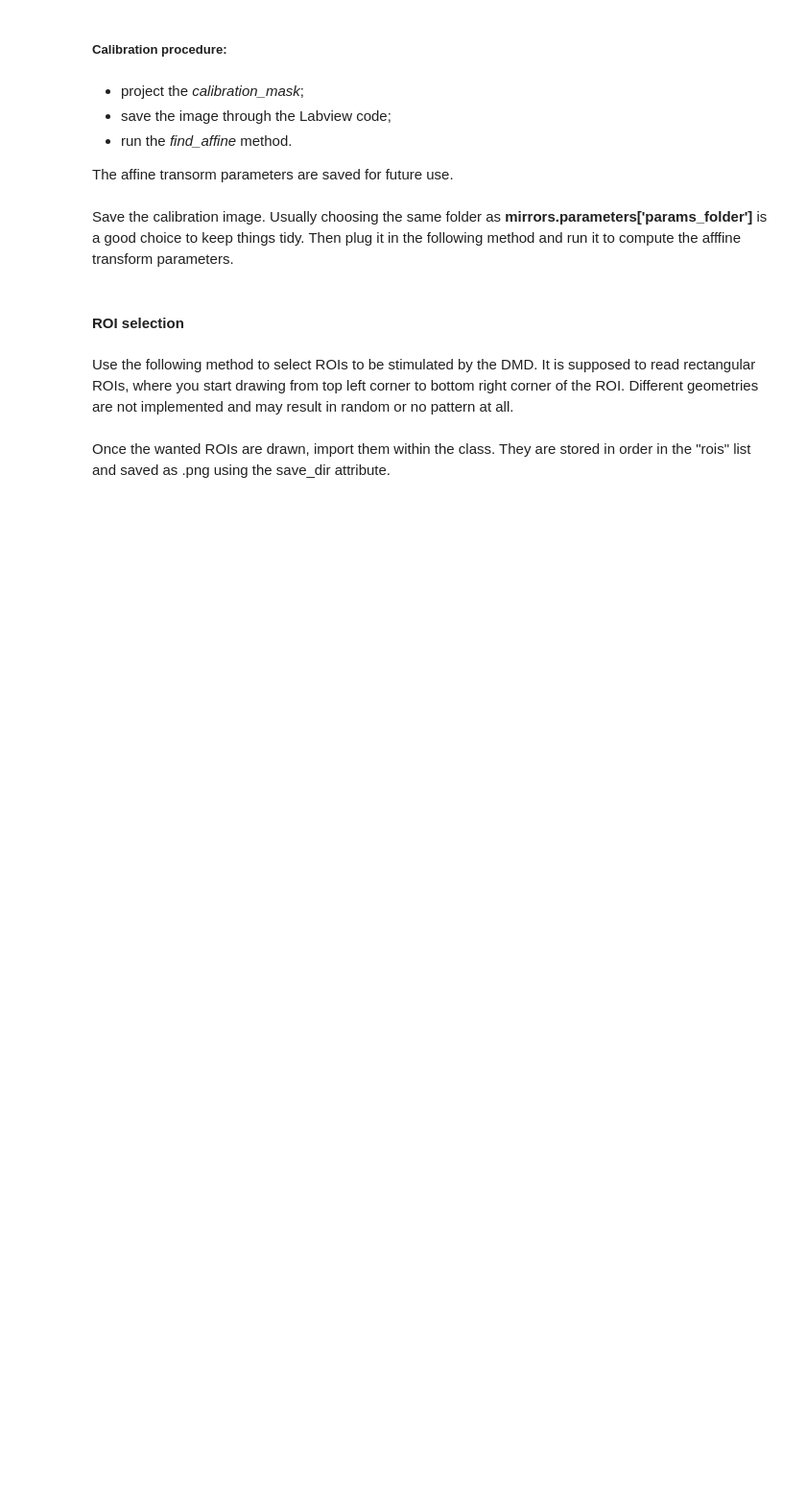
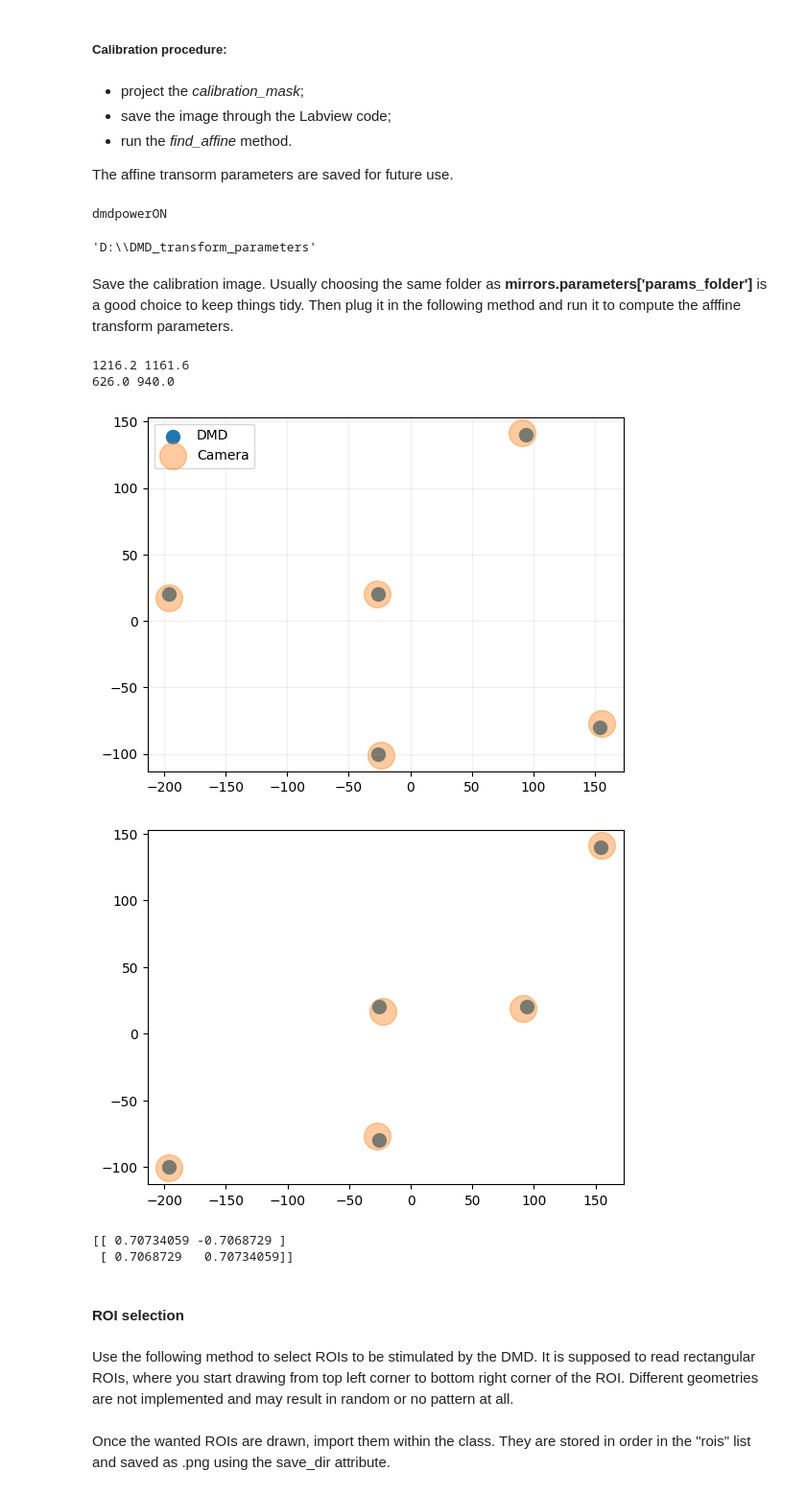
Before and after one commit to ngceffa/DMD, a Jupyter notebook: dmd_protocol.ipynb, the cells around one changed output. Shown: that part at 96% size. Drawn from its saved outputs; the diff is of its cells as text; code cells hidden in the pictures; blank space fills up the shorter version.

```diff
--- a/dmd_protocol.ipynb
+++ b/dmd_protocol.ipynb
@@ -10,9 +13,9 @@ import os
 # %%
-XP_FOLDER = r'D:\Data\Or42b_57C10__Chronos-mVenus_rGECO'
-TARGET_FOLDER = XP_FOLDER + r'\2_488_20230829_164410'
+XP_FOLDER = r'D:\Data\KC_titration_2'
+TARGET_FOLDER = XP_FOLDER + r'\2_mvenus_20240210_133431'
 GENERAL_PARAMETERS = r'C:\\Users\\Light Sheet User\\Desktop\\DMD_parameters.pickled'
 # %%
-mirrors = dmd(XP_FOLDER, TARGET_FOLDER, GENERAL_PARAMETERS)
+mirrors = DMD.dmd(XP_FOLDER, TARGET_FOLDER, GENERAL_PARAMETERS)
 # Prints basic information about the DMD.
 # %% [output]
 Loading library: C:/Program Files/ALP-4.3/ALP-4.3 API/x64/alp4395.dll
@@ -27,4 +31,6 @@ DMD patterns folder already exists.
 
 The affine transorm parameters are saved for future use.
 # %%
-mirrors.project(mirrors.calibration_mask)
+mirrors.project(mirrors.calibration_mask, 1.5)
+# %% [output]
+dmdpowerON
@@ -31,10 +39,21 @@ mirrors.project(mirrors.calibration_mask)
+# %%
+mirrors.parameters['params_folder']
+# %% [output]
+'D:\\DMD_transform_parameters'
 # %% [markdown]
 Save the calibration image. Usually choosing the same folder as **mirrors.parameters['params_folder']** is a good choice to keep things tidy.
 Then plug it in the following method and run it to compute the afffine transform parameters.
 # %%
 calibration_image = \
     r'C:\Users\Light Sheet User\Documents\GitHub\DMD\camera_DMD_calibration.png'
-mirrors.find_affine(calibration_image)
+mirrors.find_affine(calibration_image, show=True)
+# %% [output]
+1216.2 1161.6
+626.0 940.0
+[figure, added]
+[figure, added]
+[[ 0.70734059 -0.7068729 ]
+ [ 0.7068729   0.70734059]]
 # %% [markdown]
 #### ROI selection
 # %% [markdown]
```
Also changed, not shown: parts of 40 cells of this notebook, 10 other files.
